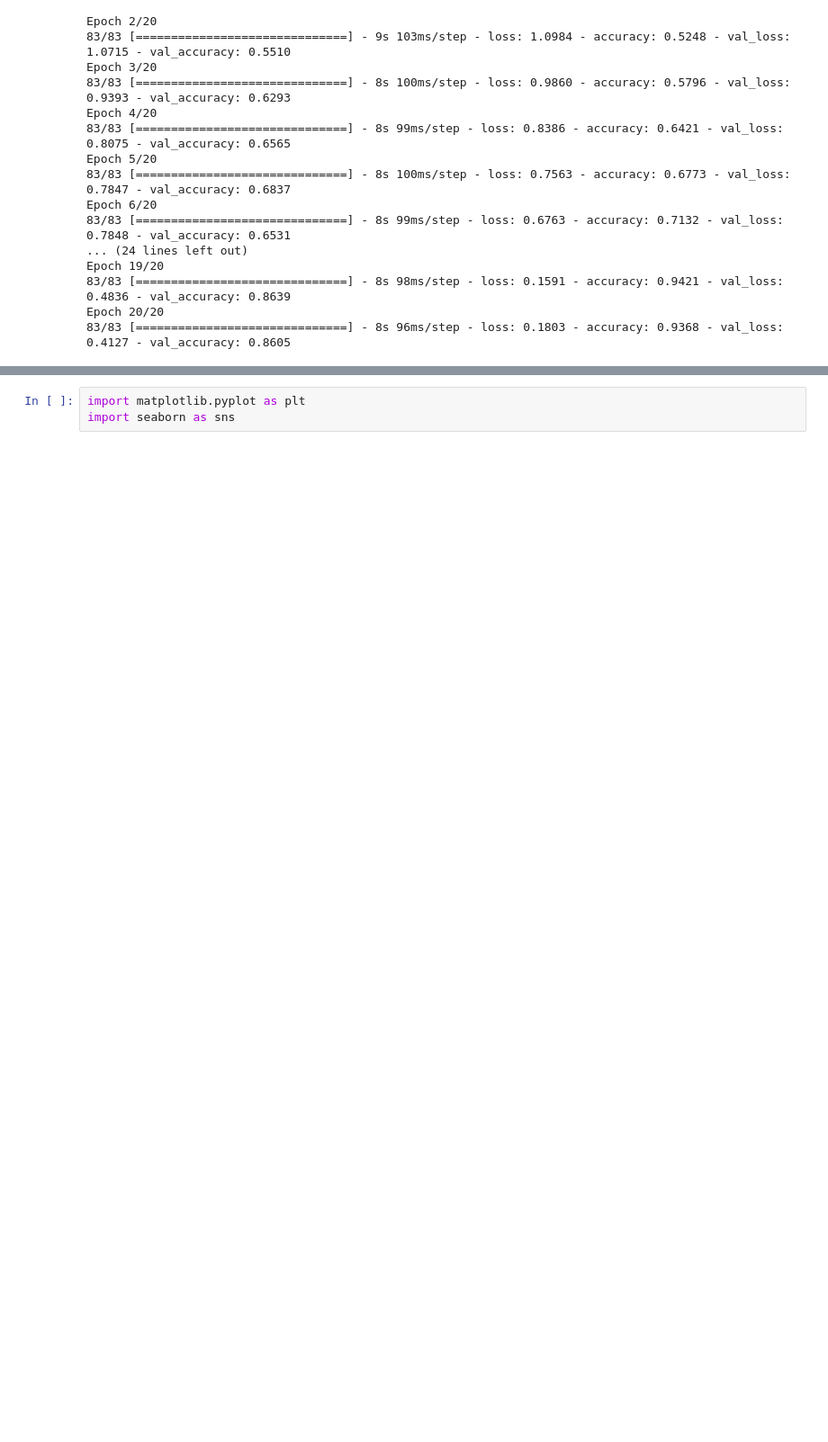
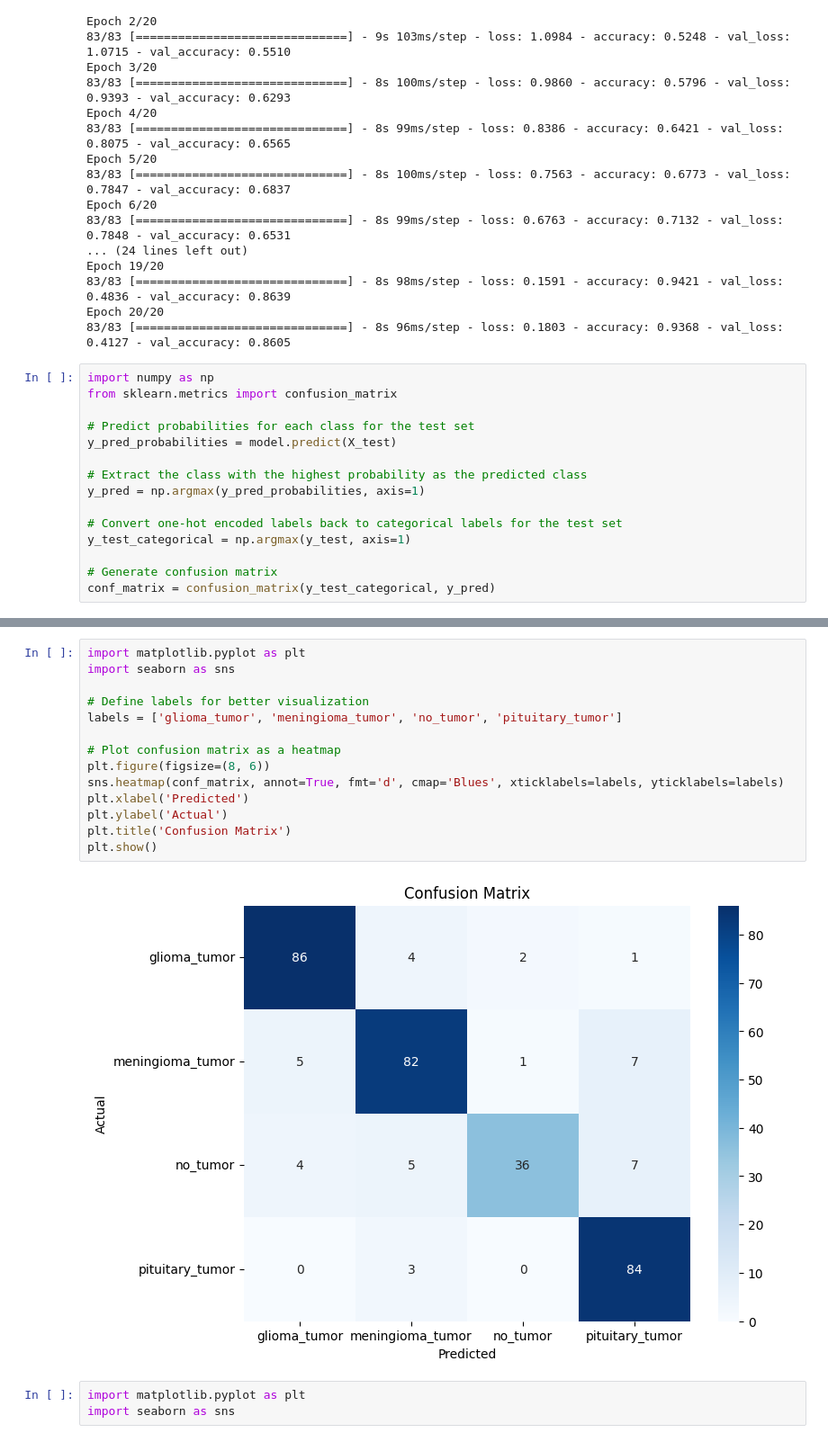
Before and after one commit to Khasnuwr/Brain-Tumor-Dataset, a Jupyter notebook: Brain_Tumor_Classifier.ipynb, the cells around one changed output, grey strips where cells are left out. Shown at 90% size. Drawn from its saved outputs; the diff is of its cells as text; blank space fills up the shorter version.

```diff
--- a/Brain_Tumor_Classifier.ipynb
+++ b/Brain_Tumor_Classifier.ipynb
@@ -163,3 +163,18 @@ Epoch 19/20
 83/83 [==============================] - 8s 98ms/step - loss: 0.1591 - accuracy: 0.9421 - val_loss: 0.4836 - val_accuracy: 0.8639
 Epoch 20/20
 83/83 [==============================] - 8s 96ms/step - loss: 0.1803 - accuracy: 0.9368 - val_loss: 0.4127 - val_accuracy: 0.8605
+# %%
+import numpy as np
+from sklearn.metrics import confusion_matrix
+
+# Predict probabilities for each class for the test set
+y_pred_probabilities = model.predict(X_test)
+
+# Extract the class with the highest probability as the predicted class
+y_pred = np.argmax(y_pred_probabilities, axis=1)
+
+# Convert one-hot encoded labels back to categorical labels for the test set
+y_test_categorical = np.argmax(y_test, axis=1)
+
+# Generate confusion matrix
+conf_matrix = confusion_matrix(y_test_categorical, y_pred)
@@ -166,3 +190,19 @@ Epoch 20/20
+# %%
+import matplotlib.pyplot as plt
+import seaborn as sns
+
+# Define labels for better visualization
+labels = ['glioma_tumor', 'meningioma_tumor', 'no_tumor', 'pituitary_tumor']
+
+# Plot confusion matrix as a heatmap
+plt.figure(figsize=(8, 6))
+sns.heatmap(conf_matrix, annot=True, fmt='d', cmap='Blues', xticklabels=labels, yticklabels=labels)
+plt.xlabel('Predicted')
+plt.ylabel('Actual')
+plt.title('Confusion Matrix')
+plt.show()
+# %% [output]
+[figure, added]
 # %%
 import matplotlib.pyplot as plt
 import seaborn as sns
```
Also changed, not shown: parts of 4 cells of this notebook.
